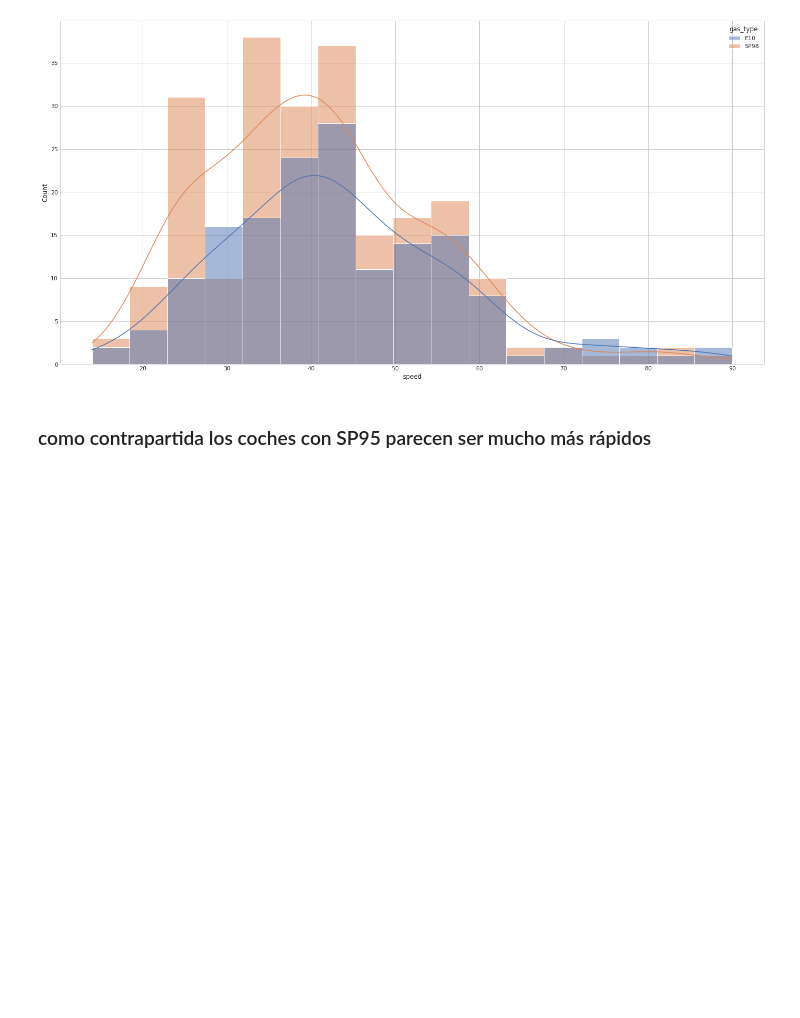
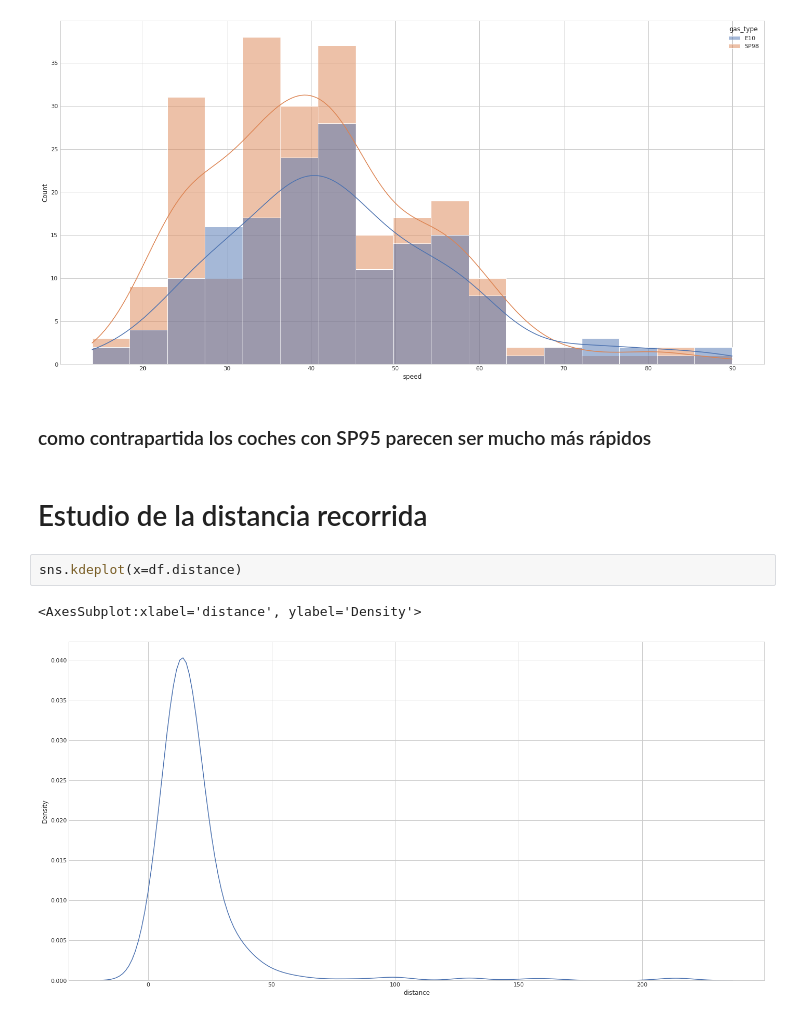
Before and after one commit to VictorRodriguezIronhack/reto_data, a Jupyter notebook: 2-Visualizacion.ipynb, the cells around one changed output. Saved outputs shown, nothing was run; the diff lists cells and outputs as text; blank space fills up the shorter version.

```diff
--- a/2-Visualizacion.ipynb
+++ b/2-Visualizacion.ipynb
@@ -102,3 +115,10 @@ sns.histplot(data=df, x="speed", hue="gas_type",kde=True)
 [figure]
 # %% [markdown]
 ### como contrapartida los coches con SP95 parecen ser mucho más rápidos
+# %% [markdown]
+# Estudio de la distancia recorrida
+# %%
+sns.kdeplot(x=df.distance)
+# %% [output]
+<AxesSubplot:xlabel='distance', ylabel='Density'>
+[figure, added]
```
Also changed, not shown: parts of 7 cells of this notebook, 2 other files.
